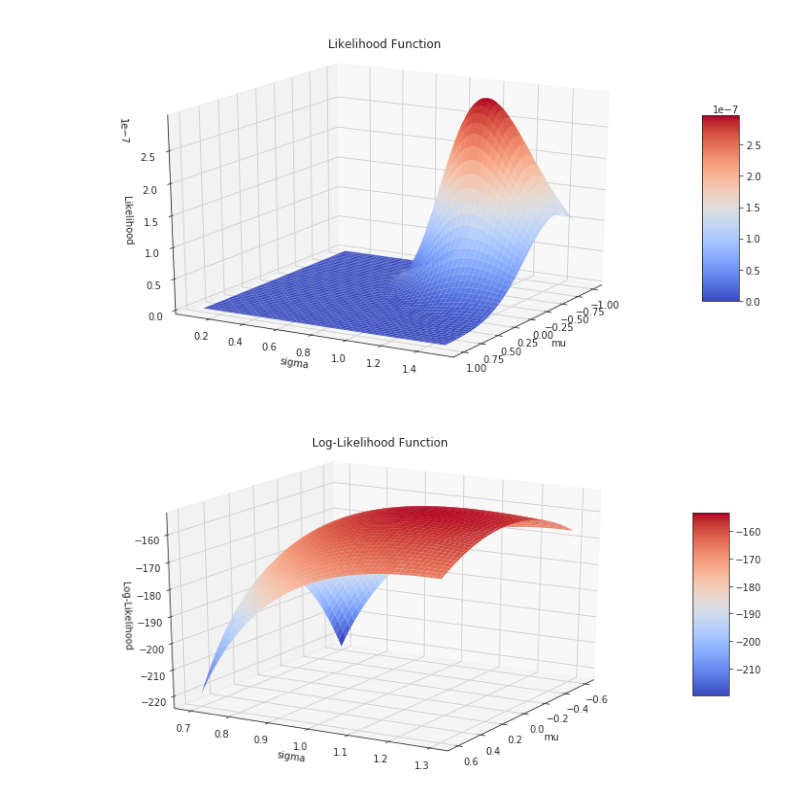
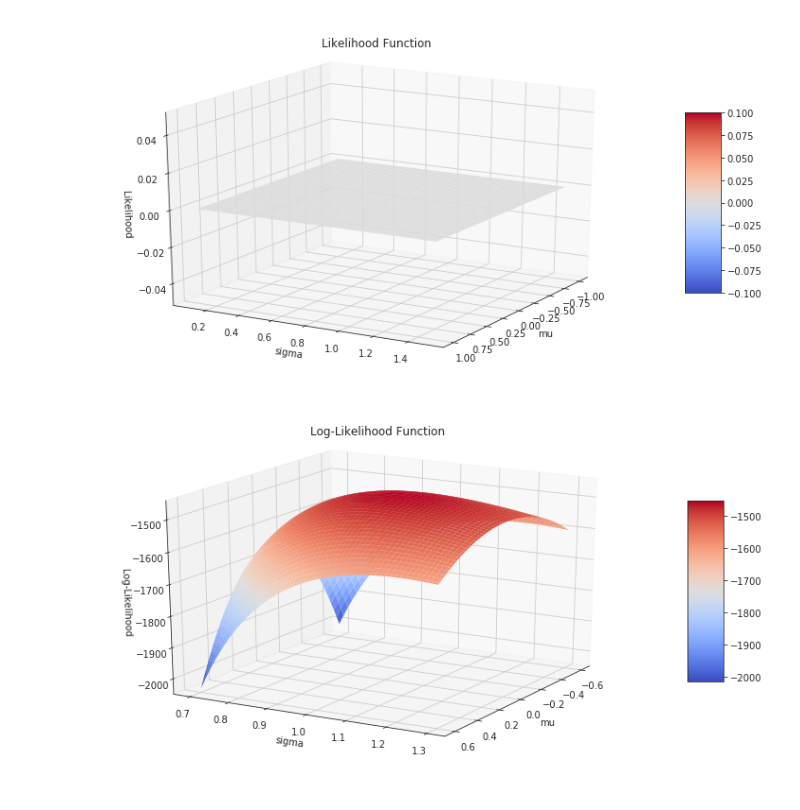
Before and after one commit to AnthonyGachuru/struct-lectures, a Jupyter notebook: lectures/2_estimation_principles_1/notebooks/likelihood_example_1.ipynb, the cells around one changed output. Drawn from its saved outputs; the diff is of its cells as text; code cells hidden in the pictures.

```diff
--- a/lectures/2_estimation_principles_1/notebooks/likelihood_example_1.ipynb
+++ b/lectures/2_estimation_principles_1/notebooks/likelihood_example_1.ipynb
@@ -37,9 +34,9 @@ def plot_likelihood(sample_size):
     ax.view_init(20, 30)
 # %%
 np.random.seed(5472)
-plot_likelihood(10)
+plot_likelihood(500)
 # %% [output]
-[figure, old version]
+[figure, new version]
 # %%
 def normal_mean_loglikelihood(mu, sigma, sample):
     sample = sample.reshape(-1, 1, 1)
@@ -64,6 +61,6 @@ def plot_loglikelihood(sample_size):
     ax.view_init(20, 30)
 # %%
 np.random.seed(5471)
-plot_loglikelihood(100)
+plot_loglikelihood(1000)
 # %% [output]
-[figure, old version]
+[figure, new version]
```
Also changed, not shown: parts of 1 cell of this notebook, 5 other files.
